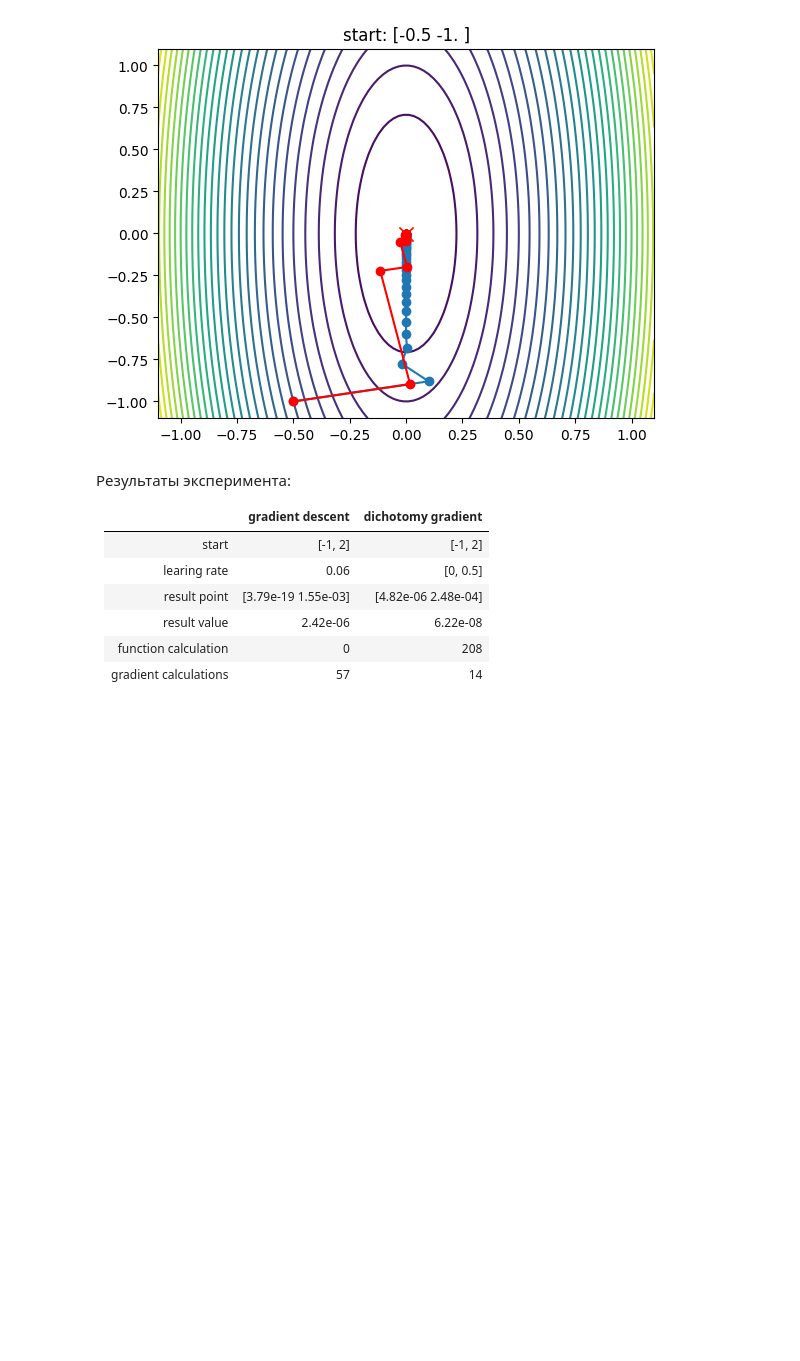
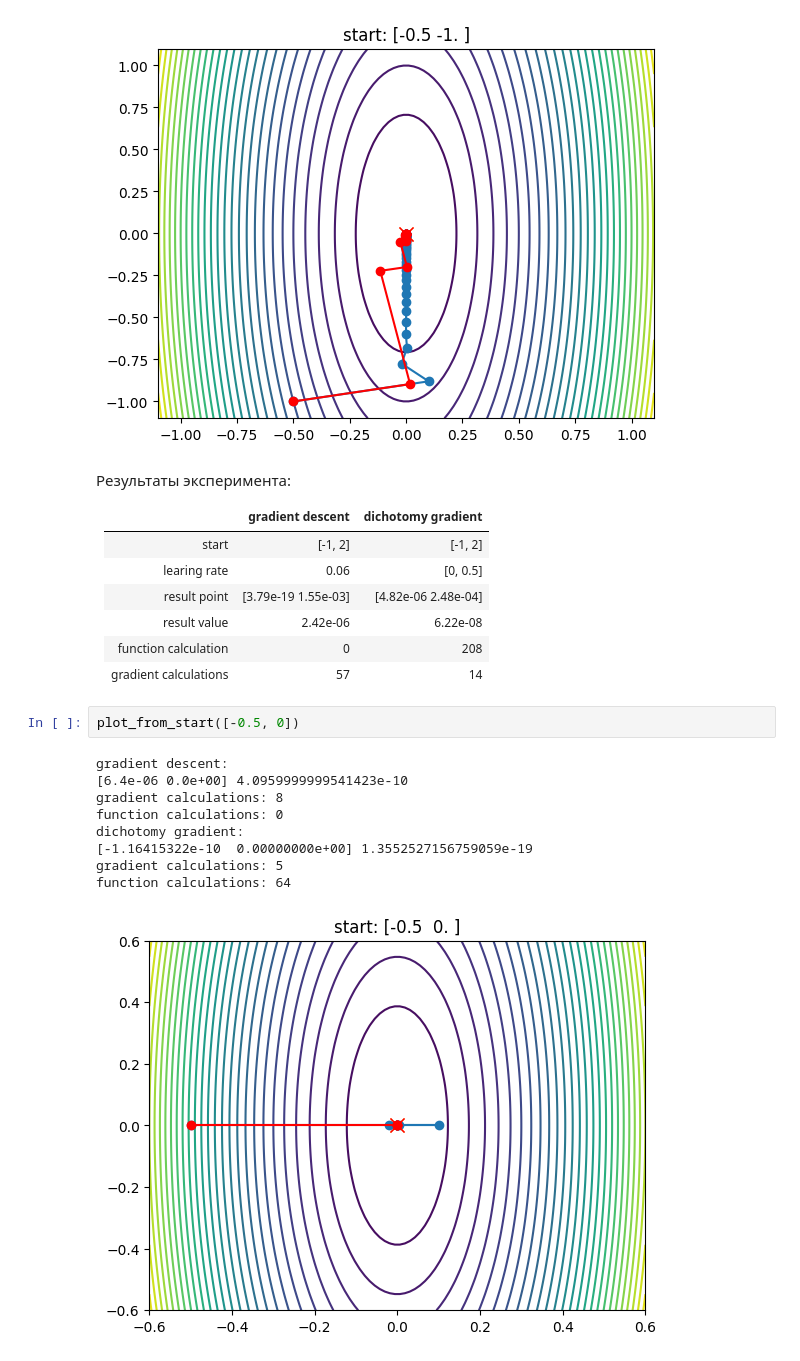
Before and after one commit to ivashka27/met_opt_danya3, a Jupyter notebook: lab1/report.ipynb, the cells around one changed output. Saved outputs shown, nothing was run; the diff lists cells and outputs as text; blank space fills up the shorter version.

Commit message:
Generator of plots

```diff
--- a/lab1/report.ipynb
+++ b/lab1/report.ipynb
@@ -64,3 +65,15 @@ function calculations: 192
 |      result value      |      2.42e-06       |      6.22e-08       |
 |  function calculation  |          0          |         208         |
 | gradient  calculations |         57          |         14          |
+# %%
+plot_from_start([-0.5, 0])
+# %% [output]
+gradient descent:
+[6.4e-06 0.0e+00] 4.0959999999541423e-10
+gradient calculations: 8
+function calculations: 0
+dichotomy gradient:
+[-1.16415322e-10  0.00000000e+00] 1.3552527156759059e-19
+gradient calculations: 5
+function calculations: 64
+[figure, added]
```
Also changed, not shown: parts of 2 cells of this notebook.
